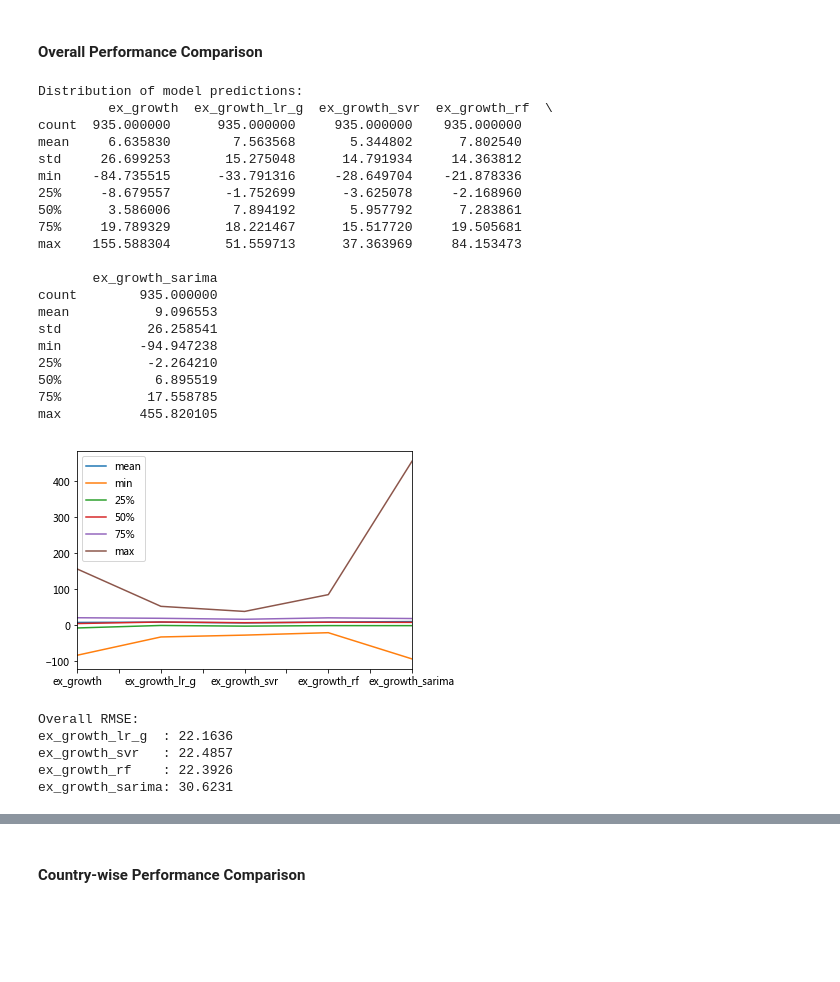
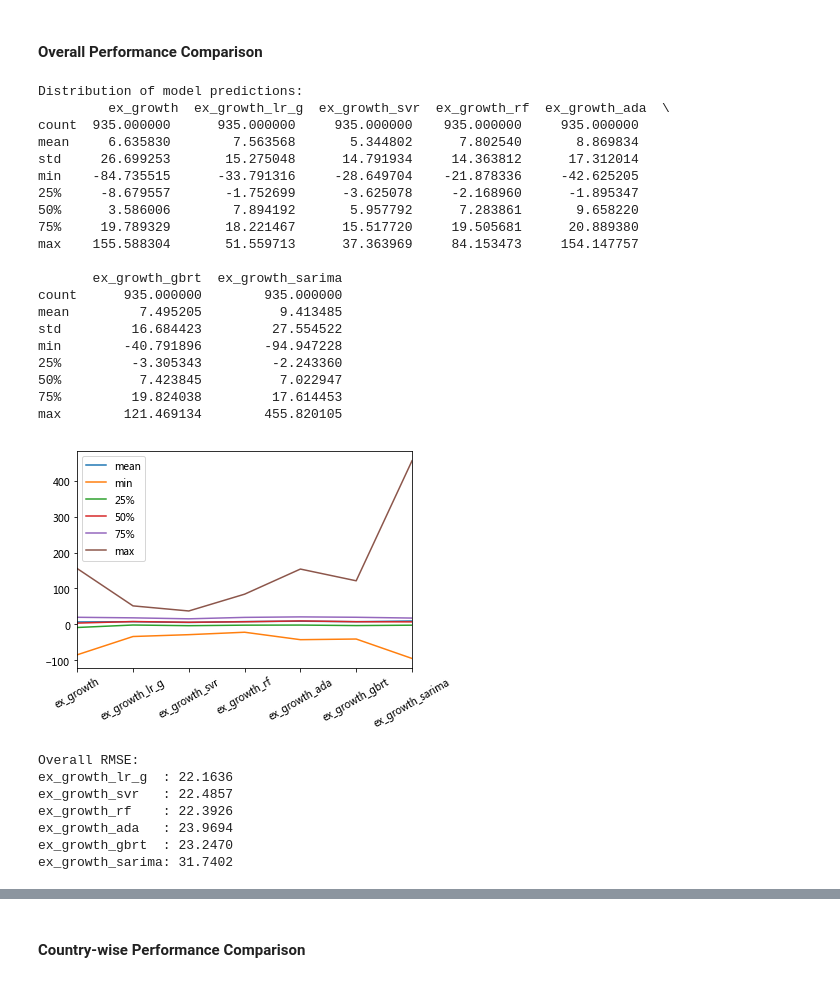
Before and after one commit to lincht/TradeModel, a Jupyter notebook: model/growth_pred.ipynb, the cells around one changed output, grey strips where cells are left out. Drawn from its saved outputs; the diff is of its cells as text; code cells hidden in the pictures; blank space fills up the shorter version.

Commit message:
Add AdaBoost and gradient boosting, append to ensemble frames

```diff
--- a/model/growth_pred.ipynb
+++ b/model/growth_pred.ipynb
@@ -137,6 +137,7 @@ from sklearn.utils import shuffle
 from sklearn.model_selection import StratifiedKFold, train_test_split
 from sklearn.linear_model import LinearRegression
 from sklearn.svm import SVR
+from sklearn.tree import DecisionTreeRegressor
 from sklearn.ensemble import RandomForestRegressor, AdaBoostRegressor, GradientBoostingRegressor
 from sklearn.model_selection import GridSearchCV
 from sklearn.metrics import mean_squared_error
@@ -159,7 +160,7 @@ class ExportGrowthModel(object):
             lr_growth=LinearRegression(),
             svr=SVR(),
             rf=RandomForestRegressor(),
-            ada=AdaBoostRegressor(),
+            ada=AdaBoostRegressor(base_estimator=DecisionTreeRegressor()),
             gbrt=GradientBoostingRegressor()
         )
         self.regr = models[self.model]
@@ -977,7 +1026,7 @@ def sarima_for(x, n_years=1):
     """
 
     lx = np.log(x.replace(0, 1e-6))
-    p, q, P, Q = optimize_aic(lx)
+    p, q, P, Q = optimize_aic(lx, max_order=3, max_seasonal_order=1)
     fit = (sm.tsa.statespace.SARIMAX(lx, order=(p, 1, q), seasonal_order=(P, 1, Q, 12))
            .fit(mle_regression=True, warn_convergence=True))
     last_date = x.index.max()
@@ -1084,8 +1133,8 @@ def stack_pred(train, pred):
       - Multivariate linear regression on all percent changes
       - SVR
       - Random forest
-      - AdaBoost (to be added)
-      - Gradient boosting (to be added)
+      - AdaBoost
+      - Gradient boosting
       - SARIMA
       - Neural network (to be added)
 
@@ -1158,7 +1207,26 @@ def stack_pred(train, pred):
                                    .rename(columns={'ex_growth':'ex_growth_rf'}))], axis=1)
 
         # AdaBoost
+        model = ExportGrowthModel(train, predictors=predictors, target='ex_growth',
+                                  model='ada', random_state=3, learning_rate=1)
+        model.fit(fold[model.predictors], fold[[model.target]], optimize=True,
+                  param_grid=dict(base_estimator__max_depth=[4, 6, 8, 10],
+                                  n_estimators=[50, 100, 500]))
+        train.loc[idx[oof_idx, :], 'ex_growth_ada'] = (model.predict(oof[model.predictors])
+                                                       .rename(columns={'ex_growth':'ex_growth_ada'}))
+        preds = pd.concat([preds, (model.predict(pred[model.predictors])
+                                   .rename(columns={'ex_growth':'ex_growth_ada'}))], axis=1)
+
         # Gradient boosting
+        model = ExportGrowthModel(train, predictors=predictors, target='ex_growth',
+                                  model='gbrt', random_state=3, learning_rate=0.1)
+        model.fit(fold[model.predictors], fold[[model.target]], optimize=True,
+                  param_grid=dict(max_depth=[4, 6, 8, 10],
+                                  n_estimators=[50, 100, 500]))
+        train.loc[idx[oof_idx, :], 'ex_growth_gbrt'] = (model.predict(oof[model.predictors])
+                                                        .rename(columns={'ex_growth':'ex_growth_gbrt'}))
+        preds = pd.concat([preds, (model.predict(pred[model.predictors])
+                                   .rename(columns={'ex_growth':'ex_growth_gbrt'}))], axis=1)
 
         # SARIMA
         if yr >= 2005:
@@ -1173,7 +1241,7 @@ def stack_pred(train, pred):
 
         counter += 1
 
-    for c in ['ex_growth_lr_g', 'ex_growth_svr', 'ex_growth_rf']:
+    for c in ['ex_growth_lr_g', 'ex_growth_svr', 'ex_growth_rf', 'ex_growth_ada', 'ex_growth_gbrt']:
          pred[c] = preds[c].mean(axis=1)
 
     # SARIMA
@@ -1220,49 +1288,52 @@ Wall time: 3h 40min 43s
 # %%
 # SARIMA predictions only available for year >= 2005
 result = train.loc[idx['2005':'2016', :],
                    train.columns[train.columns.str.contains('ex_growth')]].copy()
 result_summary = result.describe()
 print('Distribution of model predictions:\n', result_summary)
 result_summary.T.drop(['count', 'std'], axis=1).plot()
+plt.xticks(rotation=30)
 plt.show()
 
 width = max(map(len, result.columns))
 print('Overall RMSE:')
 for c in result.columns[1:]:
     print('{:{width}}: {:.4f}'.format(c, ExportGrowthModel.rmse(result['ex_growth'], result[c]),
                                       width=width))
 
 axarr = scatter_matrix(result, alpha=0.2, figsize=(12, 12), hist_kwds={'bins': 50})
 result_min, result_max = result['ex_growth'].min(), result['ex_growth'].max()
 for i, j in [(x, y) for x in range(5) for y in range(5)]:
     axarr[i, j].set_xlim(result_min, result_max)
     if i != j:
         axarr[i, j].set_ylim(result_min, result_max)
 plt.show()
 # %% [output]
 Distribution of model predictions:
-         ex_growth  ex_growth_lr_g  ex_growth_svr  ex_growth_rf  \
-count  935.000000      935.000000     935.000000    935.000000
-mean     6.635830        7.563568       5.344802      7.802540
-std     26.699253       15.275048      14.791934     14.363812
-min    -84.735515      -33.791316     -28.649704    -21.878336
-25%     -8.679557       -1.752699      -3.625078     -2.168960
-50%      3.586006        7.894192       5.957792      7.283861
-75%     19.789329       18.221467      15.517720     19.505681
-max    155.588304       51.559713      37.363969     84.153473
+         ex_growth  ex_growth_lr_g  ex_growth_svr  ex_growth_rf  ex_growth_ada  \
+count  935.000000      935.000000     935.000000    935.000000     935.000000
+mean     6.635830        7.563568       5.344802      7.802540       8.869834
+std     26.699253       15.275048      14.791934     14.363812      17.312014
+min    -84.735515      -33.791316     -28.649704    -21.878336     -42.625205
+25%     -8.679557       -1.752699      -3.625078     -2.168960      -1.895347
+50%      3.586006        7.894192       5.957792      7.283861       9.658220
+75%     19.789329       18.221467      15.517720     19.505681      20.889380
+max    155.588304       51.559713      37.363969     84.153473     154.147757
 
-       ex_growth_sarima
-count        935.000000
-mean           9.096553
-std           26.258541
-min          -94.947238
-25%           -2.264210
-50%            6.895519
-75%           17.558785
-max          455.820105
+       ex_growth_gbrt  ex_growth_sarima
+count      935.000000        935.000000
+mean         7.495205          9.413485
+std         16.684423         27.554522
+min        -40.791896        -94.947228
+25%         -3.305343         -2.243360
+50%          7.423845          7.022947
+75%         19.824038         17.614453
+max        121.469134        455.820105
-[figure, old version]
+[figure, new version]
 Overall RMSE:
 ex_growth_lr_g  : 22.1636
 ex_growth_svr   : 22.4857
 ex_growth_rf    : 22.3926
-ex_growth_sarima: 30.6231
+ex_growth_ada   : 23.9694
+ex_growth_gbrt  : 23.2470
+ex_growth_sarima: 31.7402
```
Also changed, not shown: parts of 12 cells of this notebook.
